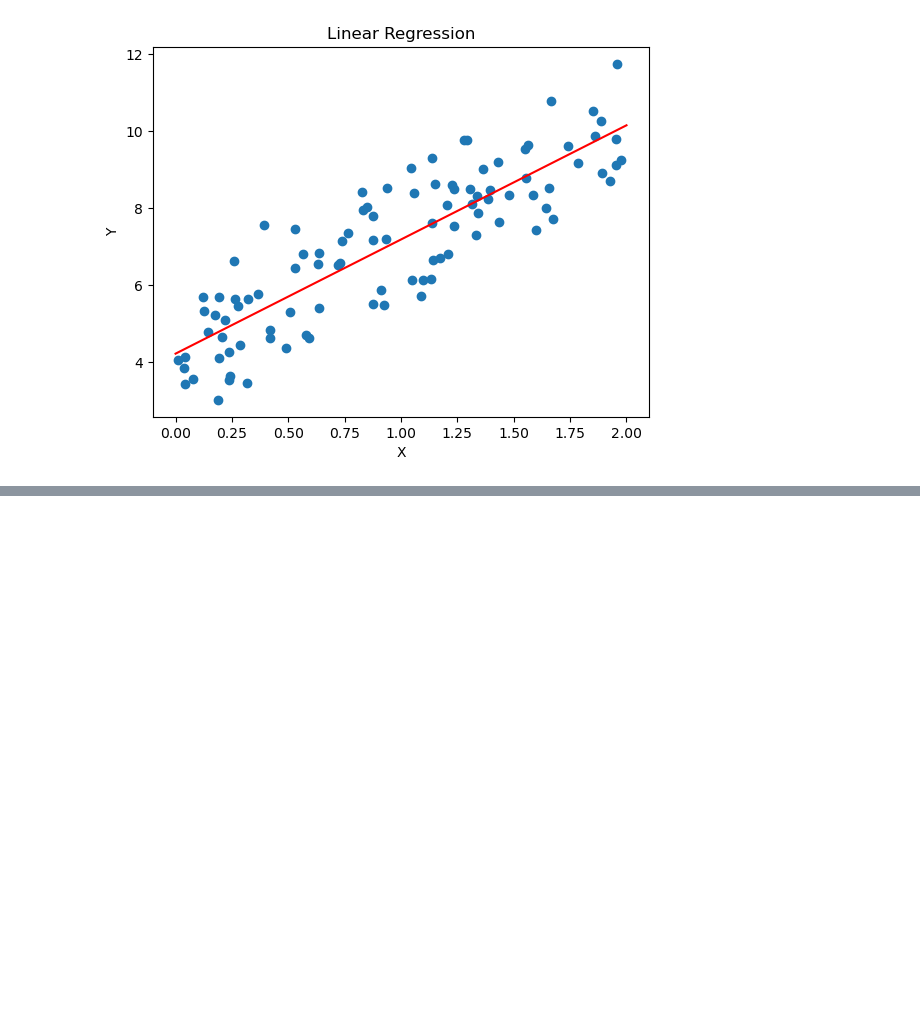
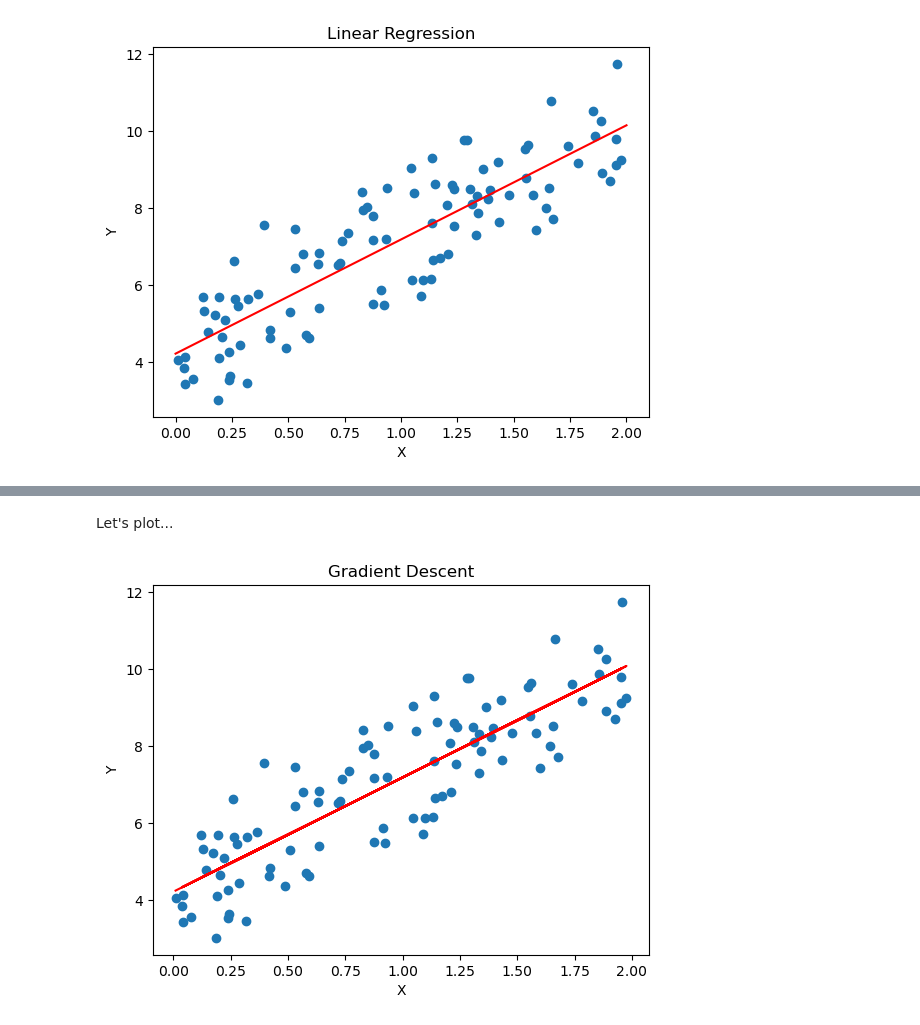
Before and after one commit to SharafatKarim/python-notebook, a Jupyter notebook: 02 - numerical methods/06 - linear_regression.ipynb, the cells around one changed output, grey strips where cells are left out. Cells and saved outputs as stored; diff of their text form; code cells hidden in the pictures; blank space fills up the shorter version.

Commit message:
gradiant descent

```diff
--- a/02 - numerical methods/06 - linear_regression.ipynb
+++ b/02 - numerical methods/06 - linear_regression.ipynb
@@ -50,0 +55,25 @@ plt.show()
+# %%
+def gradient_descent(x, y, m = 0, b = 0, learning_rate = 0.01, epochs = 10000):
+    n = len(y)
+    for _ in range(epochs):
+        y_pred = m * x + b
+        dm = (-2/n) * sum(x * (y - y_pred))
+        db = (-2/n) * sum(y - y_pred)
+        m -= learning_rate * dm
+        b -= learning_rate * db
+    return m, b
+# %% [markdown]
+Let's plot...
+# %%
+plt.scatter(x, y)
+
+m, b = gradient_descent(x, y)
+plt.plot(x, m*x + b, color='red')
+
+plt.xlabel('X')
+plt.ylabel('Y')
+
+plt.title('Gradient Descent')
+plt.show()
+# %% [output]
+[figure, added]
```
Also changed, not shown: parts of 1 cell of this notebook.
